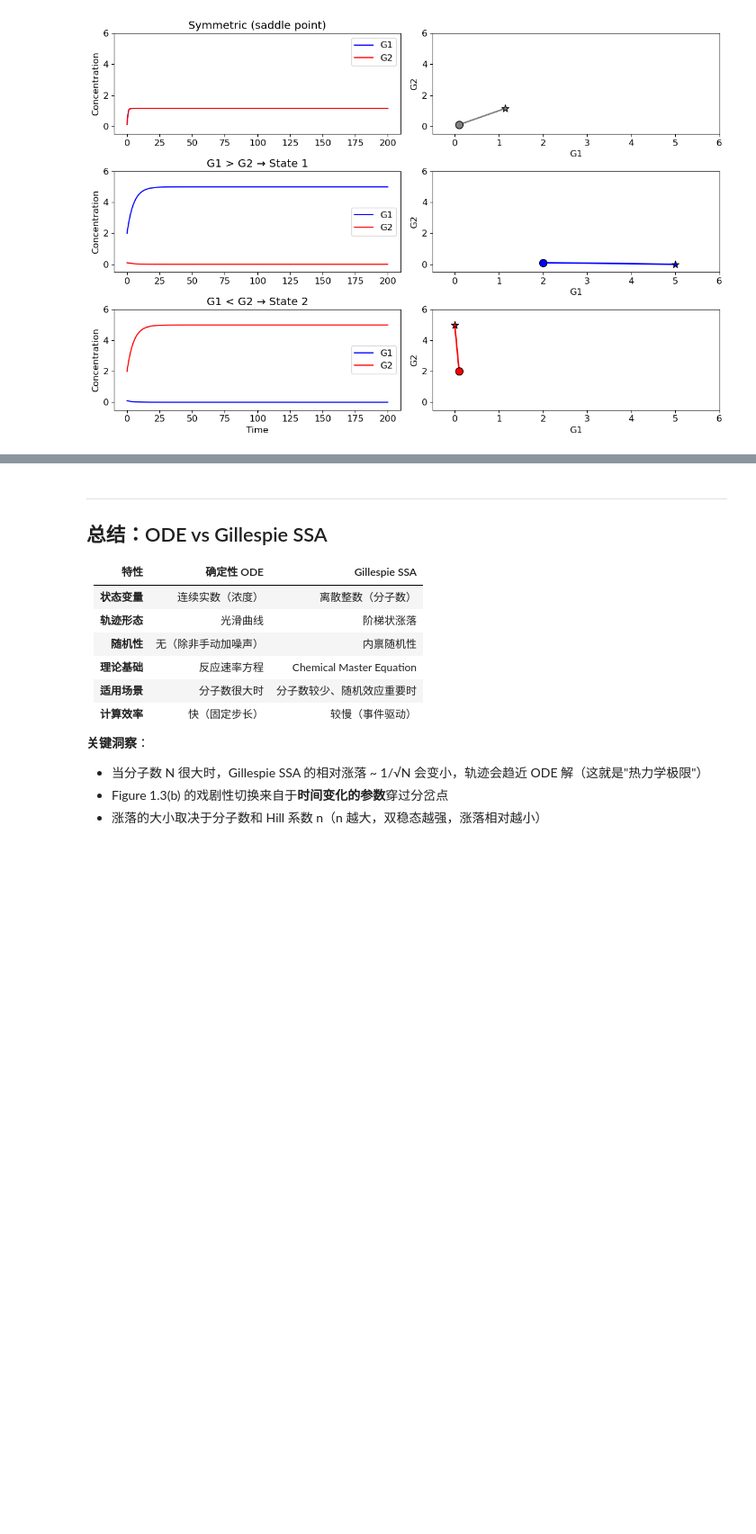
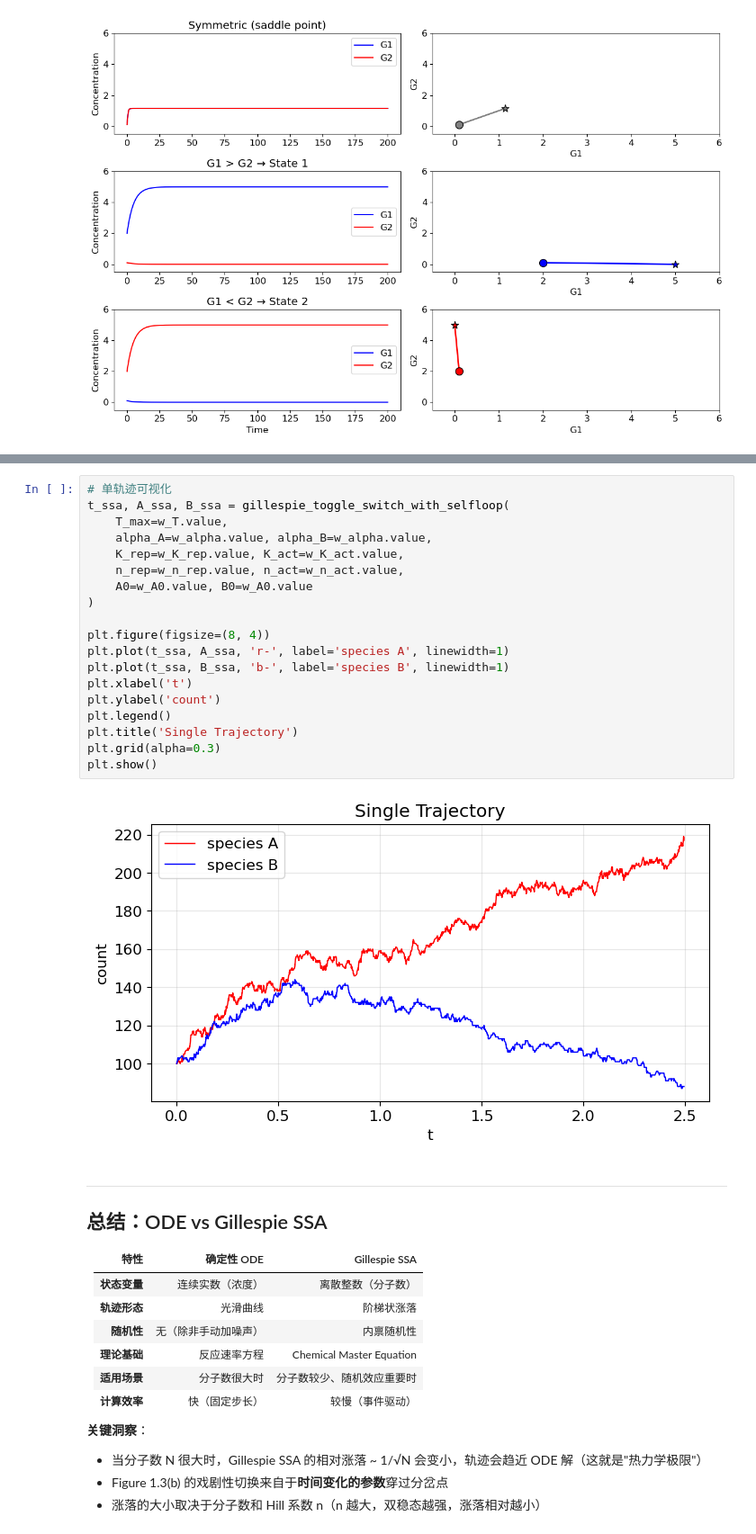
Before and after one commit to qhuang20/tutorial-system-biology, a Jupyter notebook: bistable_toggle_switch.ipynb, the cells around one changed output, grey strips where cells are left out. Shown at 90% size. Cells and saved outputs as stored; diff of their text form; blank space fills up the shorter version.

```diff
--- a/bistable_toggle_switch.ipynb
+++ b/bistable_toggle_switch.ipynb
@@ -619,3 +783,24 @@ print(f"Sampled {len(all_A)} state points from 50 trajectories")
+# %%
+# 单轨迹可视化
+t_ssa, A_ssa, B_ssa = gillespie_toggle_switch_with_selfloop(
+    T_max=w_T.value,
+    alpha_A=w_alpha.value, alpha_B=w_alpha.value,
+    K_rep=w_K_rep.value, K_act=w_K_act.value,
+    n_rep=w_n_rep.value, n_act=w_n_act.value,
+    A0=w_A0.value, B0=w_A0.value
+)
+
+plt.figure(figsize=(8, 4))
+plt.plot(t_ssa, A_ssa, 'r-', label='species A', linewidth=1)
+plt.plot(t_ssa, B_ssa, 'b-', label='species B', linewidth=1)
+plt.xlabel('t')
+plt.ylabel('count')
+plt.legend()
+plt.title('Single Trajectory')
+plt.grid(alpha=0.3)
+plt.show()
+# %% [output]
+[figure, added]
 # %% [markdown]
 ---
 
```
Also changed, not shown: parts of 16 cells of this notebook, 1 other file.
